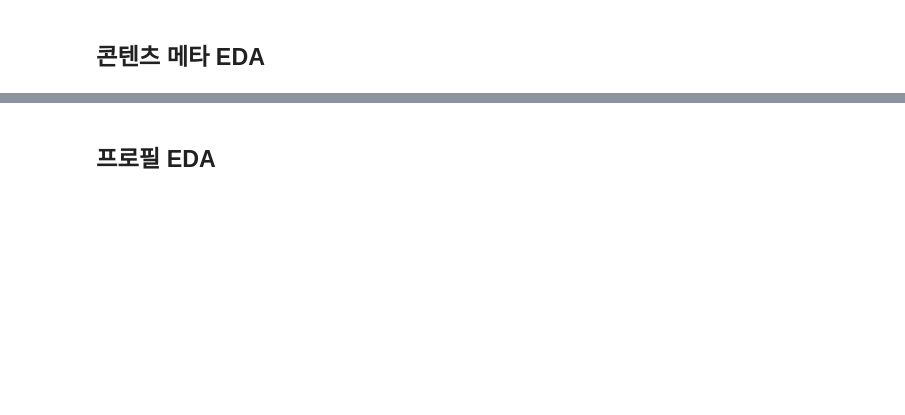
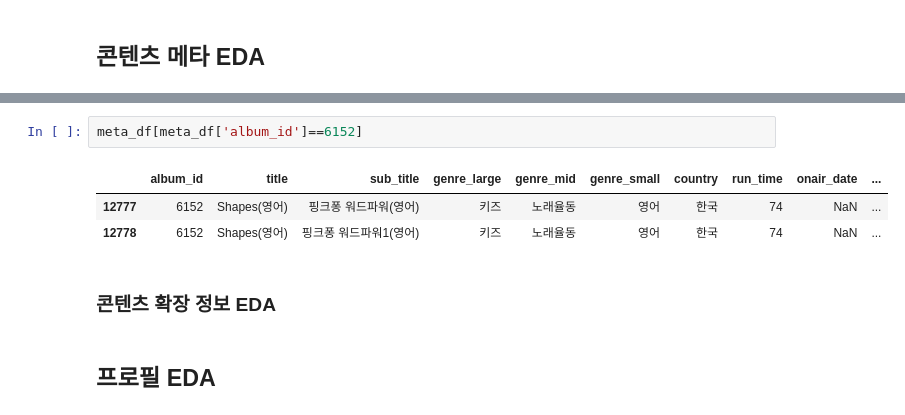
Before and after one commit to keunjoo-tak/Uplus_AI, a Jupyter notebook: eda.ipynb, the cells around one changed output, grey strips where cells are left out. Saved outputs shown, nothing was run; the diff lists cells and outputs as text; blank space fills up the shorter version.

```diff
--- a/eda.ipynb
+++ b/eda.ipynb
@@ -414,2 +499,10 @@ Name: act_target_dtl, dtype: int64
+# %%
+meta_df[meta_df['album_id']==6152]
+# %% [output]
+|  | album_id | title | sub_title | genre_large | genre_mid | genre_small | country | run_time | onair_date | ... |
+| 12777 | 6152 | Shapes(영어) | 핑크퐁 워드파워(영어) | 키즈 | 노래율동 | 영어 | 한국 | 74 | NaN | ... |
+| 12778 | 6152 | Shapes(영어) | 핑크퐁 워드파워1(영어) | 키즈 | 노래율동 | 영어 | 한국 | 74 | NaN | ... |
+# %% [markdown]
+### 콘텐츠 확장 정보 EDA
 # %% [markdown]
 ## 프로필 EDA
```
Also changed, not shown: parts of 13 cells of this notebook, 1 other file.
